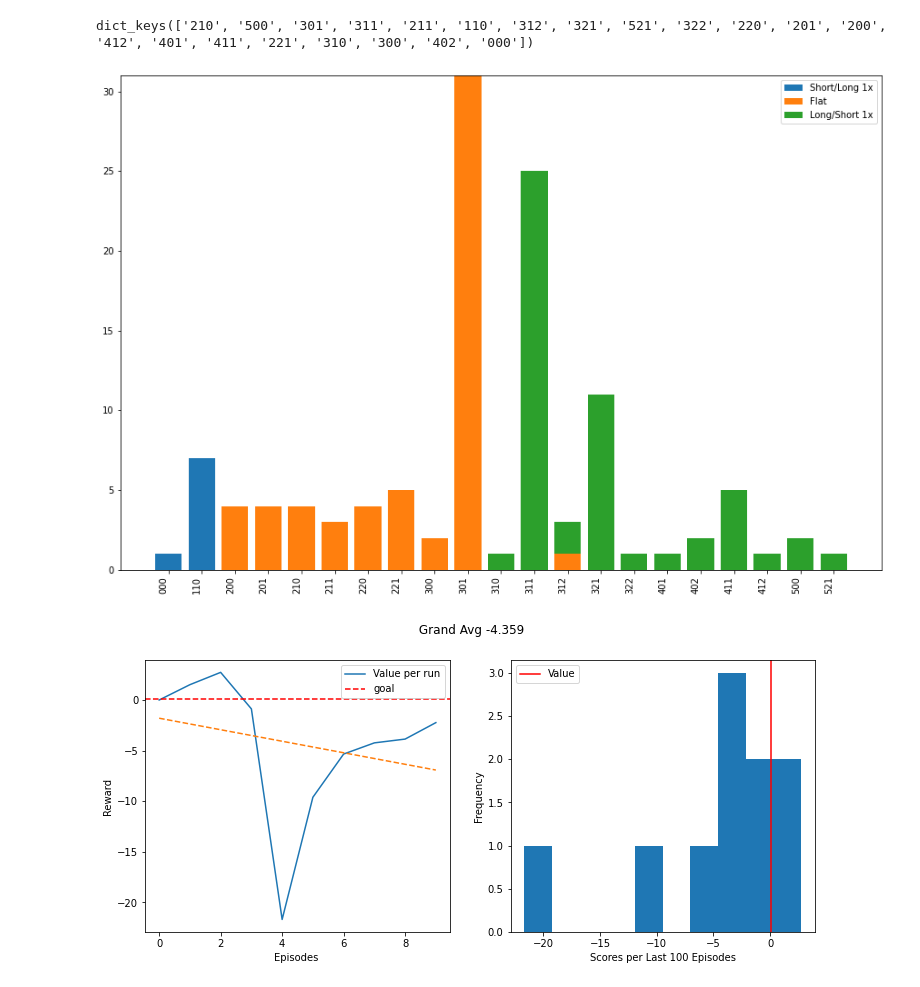
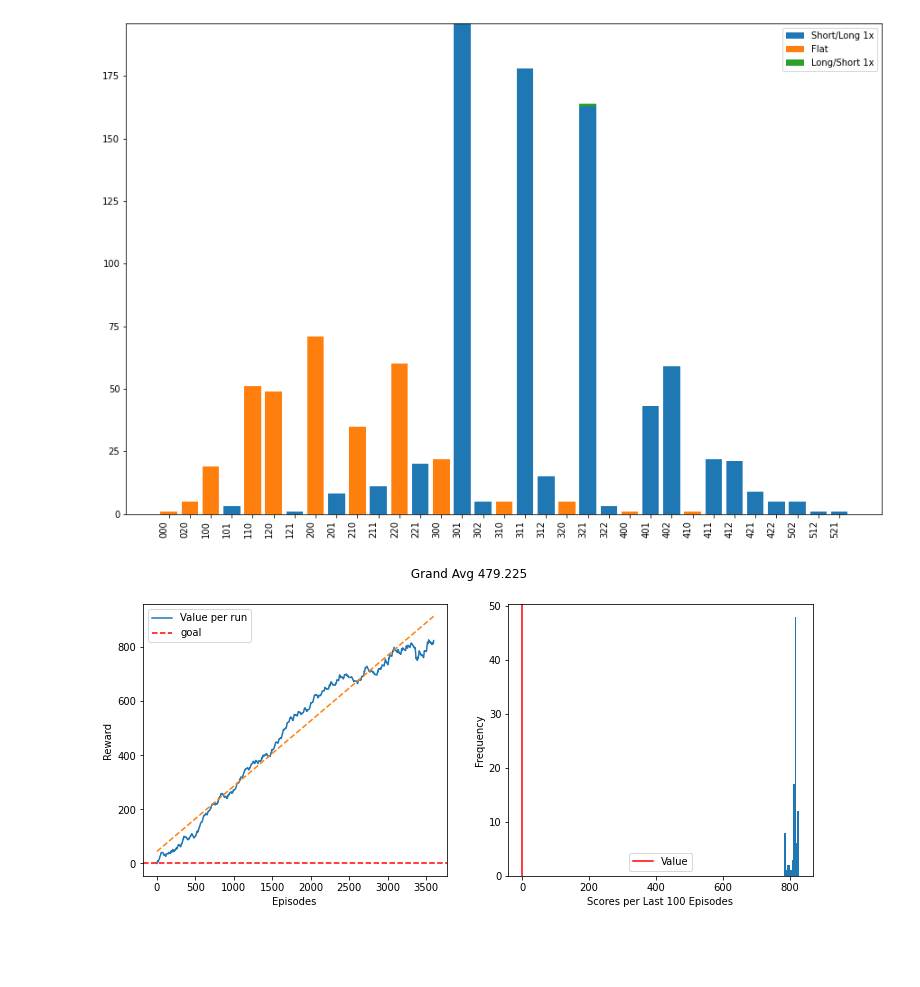
Before and after one commit to kew96/MicroPriceTradingRL, a Jupyter notebook: PairsTradingRL/DQN.ipynb, the cells around one changed output. Drawn from its saved outputs; the diff is of its cells as text; code cells hidden in the pictures; blank space fills up the shorter version.

```diff
--- a/PairsTradingRL/DQN.ipynb
+++ b/PairsTradingRL/DQN.ipynb
@@ -19,14 +16,17 @@ def return_rewards(current, last, action, p, c):
 # %%
 # 23,400 seconds between 9:30am and 4pm broken in 10 second increments
 
-NUM_AGENT_STEPS = 10000
+NUM_AGENT_STEPS = 5000
 SEED = 0
 
 env = PairsTradingEnvironment(
     data,
-    steps=TWENTY_SECOND_DAY,
-    reward_func=return_rewards,
+    steps=60*60,
+    no_trade_period=20,
     max_position=1,
+    start_cash=500,
+    threshold=-100,
+    randomness=1.0,
     seed=SEED
 )
 env_test = env.copy_env()
@@ -40,9 +40,9 @@ algo = DQN(
     start_steps=1000,
     update_interval=1,
     update_interval_target=400,
-    eps_decay_steps=0,
+    eps_decay_steps=100,
     loss_type="l2",
-    lr=1e-3,
+    lr=1e-5,
 )
 
 trainer = Trainer(
@@ -51,7 +51,7 @@ trainer = Trainer(
     algo=algo,
     log_dir="",
     num_agent_steps=NUM_AGENT_STEPS,
-    eval_interval=2000,
+    eval_interval=NUM_AGENT_STEPS//5,
     seed=SEED,
 )
 trainer.train()
@@ -101,12 +138,8 @@ env_test.plot('position_history')
-# %%
-env_test.num_trades[-1].keys()
-# %% [output]
-dict_keys(['210', '500', '301', '311', '211', '110', '312', '321', '521', '322', '220', '201', '200', '412', '401', '411', '221', '310', '300', '402', '000'])
 # %%
-env_test.plot('summarize_decisions')
+env_test.plot('summarize_decisions', plot_num=1)
 # %% [output]
-[figure, old version]
+[figure, new version]
 # %%
 env.plot('learning_progress')
 # %% [output]
-[figure, old version]
+[figure, new version]
```
Also changed, not shown: parts of 12 cells of this notebook, 8 other files.
